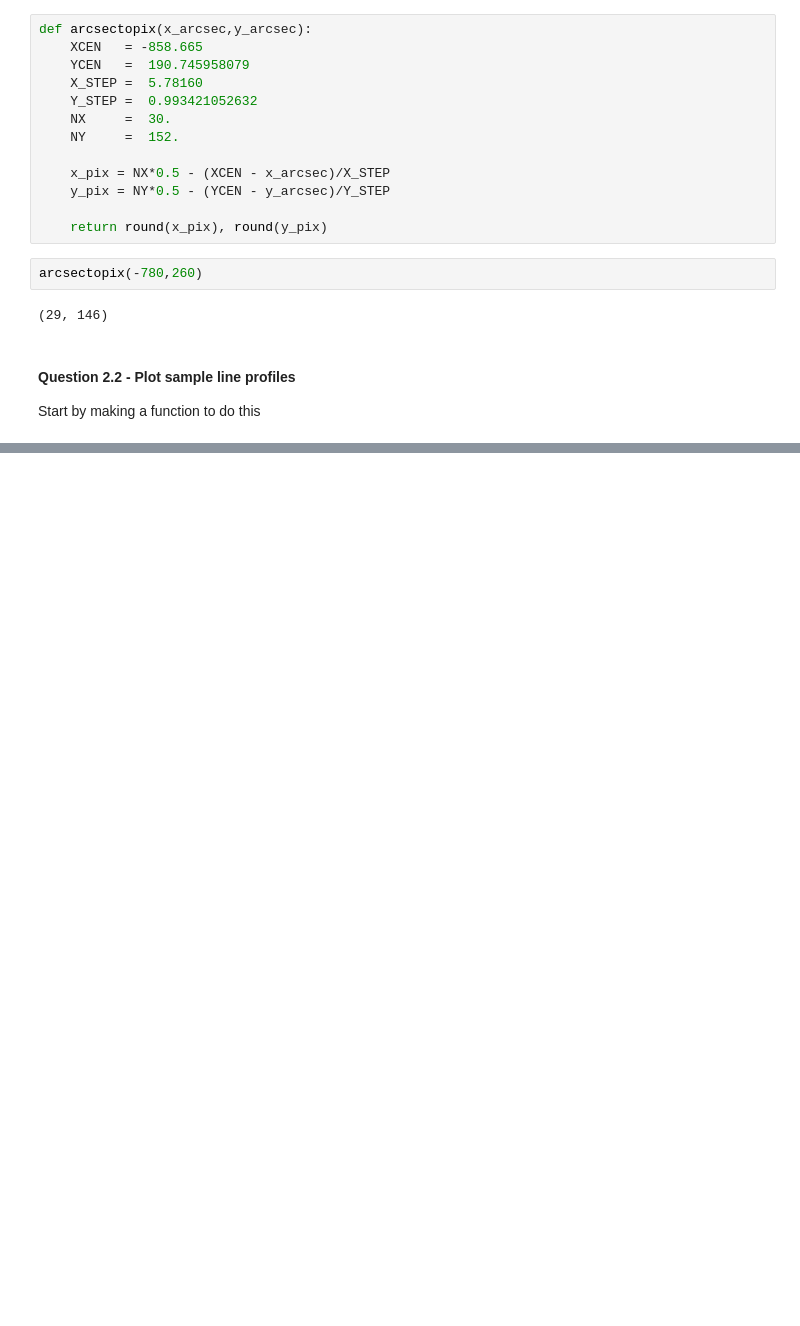
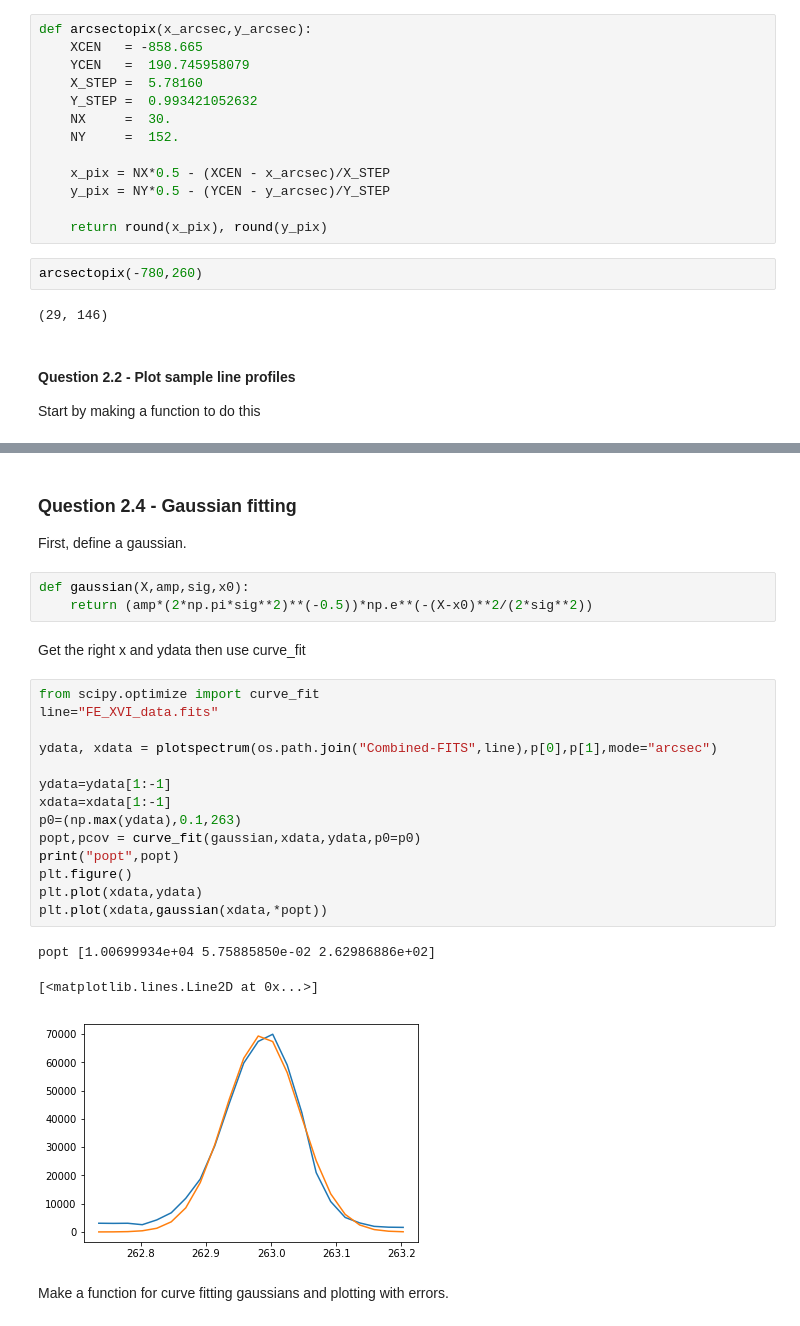
Before and after one commit to davidclmillar/TSA-project-EIS, a Jupyter notebook: EIS-project_1.ipynb, the cells around one changed output, grey strips where cells are left out. Drawn from its saved outputs; the diff is of its cells as text; blank space fills up the shorter version.

```diff
--- a/EIS-project_1.ipynb
+++ b/EIS-project_1.ipynb
@@ -343,0 +462,28 @@ plotspectrum("Combined-FITS/FE_XVII_data.fits", -800,260,mode='arcsec')
+# %% [markdown]
+### Question 2.4 - Gaussian fitting
+First, define a gaussian.
+# %%
+def gaussian(X,amp,sig,x0):
+    return (amp*(2*np.pi*sig**2)**(-0.5))*np.e**(-(X-x0)**2/(2*sig**2))
+# %% [markdown]
+Get the right x and ydata then use curve_fit
+# %%
+from scipy.optimize import curve_fit
+line="FE_XVI_data.fits"
+
+ydata, xdata = plotspectrum(os.path.join("Combined-FITS",line),p[0],p[1],mode="arcsec")
+
+ydata=ydata[1:-1]
+xdata=xdata[1:-1]
+p0=(np.max(ydata),0.1,263)
+popt,pcov = curve_fit(gaussian,xdata,ydata,p0=p0)
+print("popt",popt)
+plt.figure()
+plt.plot(xdata,ydata)
+plt.plot(xdata,gaussian(xdata,*popt))
+# %% [output]
+popt [1.00699934e+04 5.75885850e-02 2.62986886e+02]
+[<matplotlib.lines.Line2D at 0x...>]
+[figure, added]
+# %% [markdown]
+Make a function for curve fitting gaussians and plotting with errors.
```
Also changed, not shown: parts of 18 cells of this notebook.
